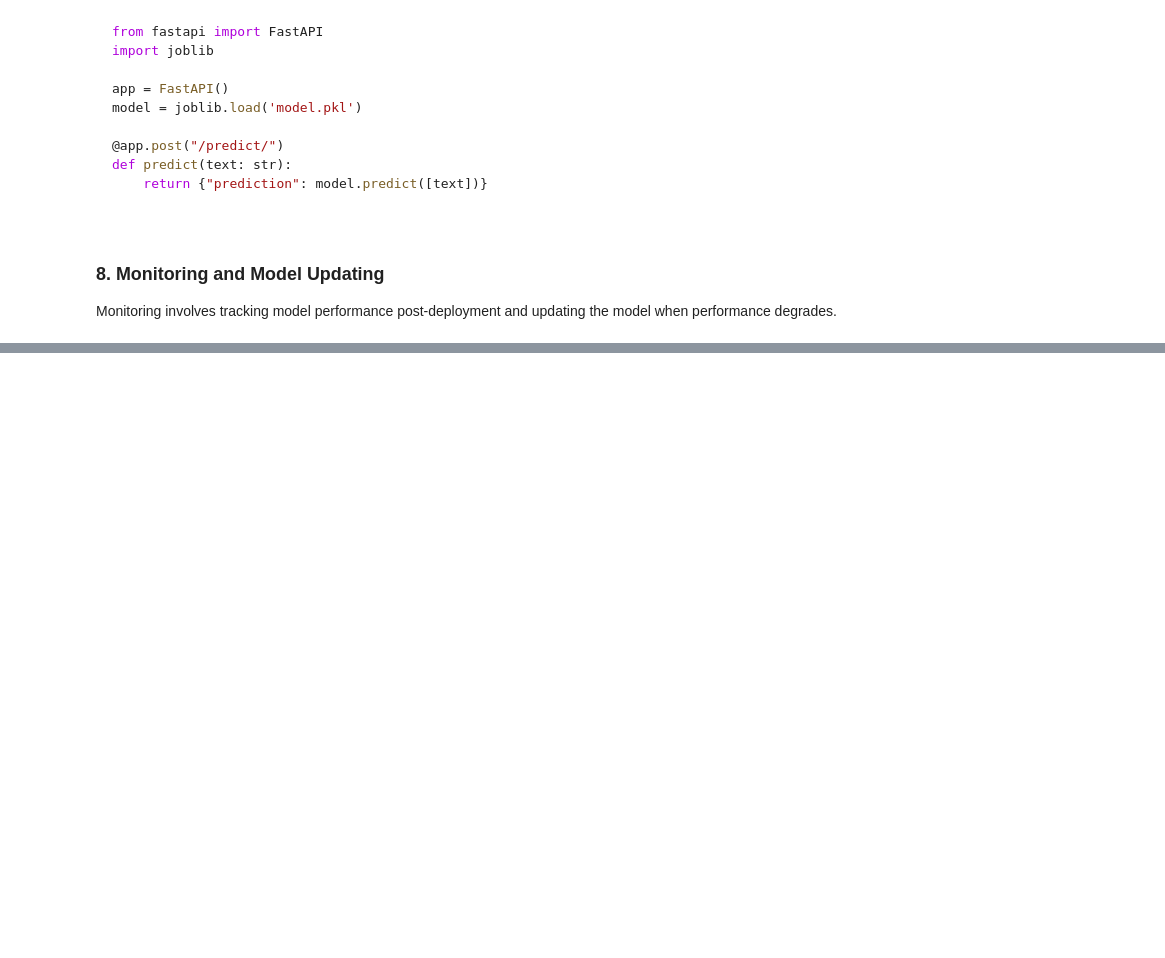
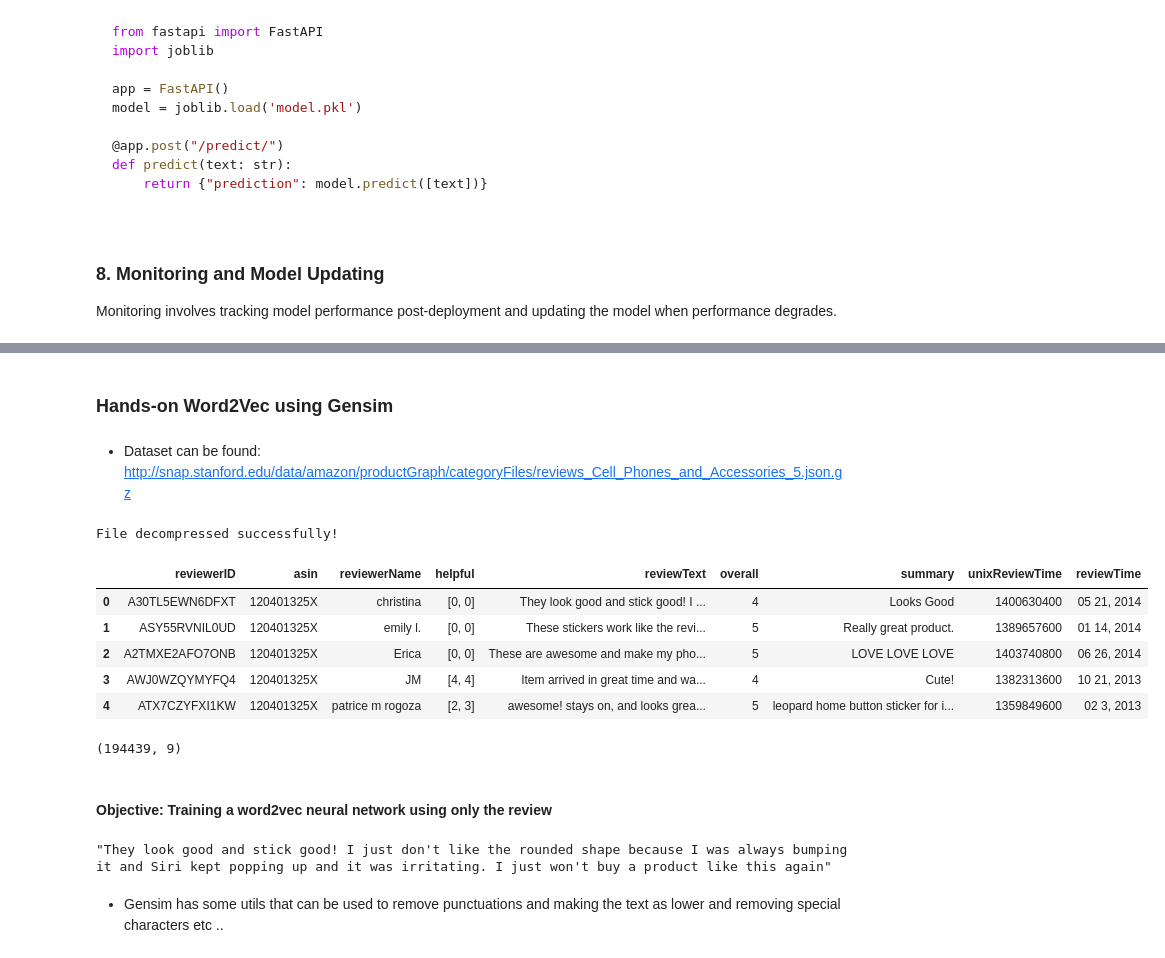
Before and after one commit to AIBabyTeaching/NLP-SEPT-2024, a Jupyter notebook: ALL_WEEKS_V3 - Student.ipynb, the cells around one changed output, grey strips where cells are left out. Cells and saved outputs as stored; diff of their text form; code cells hidden in the pictures; blank space fills up the shorter version.

```diff
--- a/ALL_WEEKS_V3 - Student.ipynb
+++ b/ALL_WEEKS_V3 - Student.ipynb
@@ -942,0 +1056,2 @@ Monitoring involves tracking model performance post-deployment and updating the
+# %% [markdown]
+### Hands-on Word2Vec using Gensim
@@ -942,0 +1060,39 @@ Monitoring involves tracking model performance post-deployment and updating the
+# %% [markdown]
+- Dataset can be found: http://snap.stanford.edu/data/amazon/productGraph/categoryFiles/reviews_Cell_Phones_and_Accessories_5.json.gz
+# %%
+import gzip, shutil, os
+
+# File to decompress
+input_file = 'reviews_Cell_Phones_and_Accessories_5.json.gz'
+output_file = 'reviews_Cell_Phones_and_Accessories_5.json'
+
+# Open the .gz file and write the uncompressed data to the output file
+with gzip.open(input_file, 'rb') as f_in:
+    with open(output_file, 'wb') as f_out:
+        shutil.copyfileobj(f_in, f_out)
+# %% [output]
+File decompressed successfully!
+# %%
+# One line will be a whole json string
+df = pd.read_json('reviews_Cell_Phones_and_Accessories_5.json', lines=True)
+# %%
+df.head()
+# %% [output]
+|  | reviewerID | asin | reviewerName | helpful | reviewText | overall | summary | unixReviewTime | reviewTime |
+| 0 | A30TL5EWN6DFXT | 120401325X | christina | [0, 0] | They look good and stick good! I ... | 4 | Looks Good | 1400630400 | 05 21, 2014 |
+| 1 | ASY55RVNIL0UD | 120401325X | emily l. | [0, 0] | These stickers work like the revi... | 5 | Really great product. | 1389657600 | 01 14, 2014 |
+| 2 | A2TMXE2AFO7ONB | 120401325X | Erica | [0, 0] | These are awesome and make my pho... | 5 | LOVE LOVE LOVE | 1403740800 | 06 26, 2014 |
+| 3 | AWJ0WZQYMYFQ4 | 120401325X | JM | [4, 4] | Item arrived in great time and wa... | 4 | Cute! | 1382313600 | 10 21, 2013 |
+| 4 | ATX7CZYFXI1KW | 120401325X | patrice m rogoza | [2, 3] | awesome! stays on, and looks grea... | 5 | leopard home button sticker for i... | 1359849600 | 02 3, 2013 |
+# %%
+df.shape
+# %% [output]
+(194439, 9)
+# %% [markdown]
+#### Objective: Training a word2vec neural network using only the review
+# %%
+df.reviewText[0]
+# %% [output]
+"They look good and stick good! I just don't like the rounded shape because I was always bumping it and Siri kept popping up and it was irritating. I just won't buy a product like this again"
+# %% [markdown]
+- Gensim has some utils that can be used to remove punctuations and making the text as lower and removing special characters etc ..
```
Also changed, not shown: parts of 23 cells of this notebook, 1 other file.
